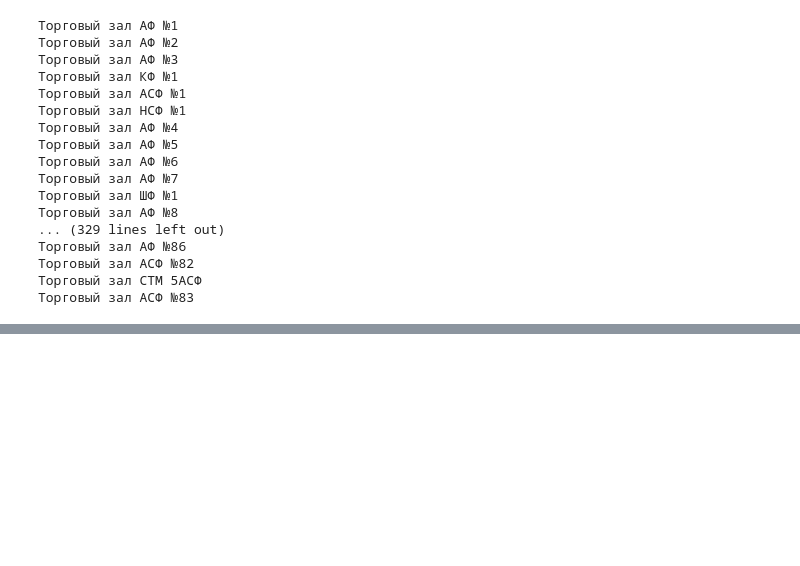
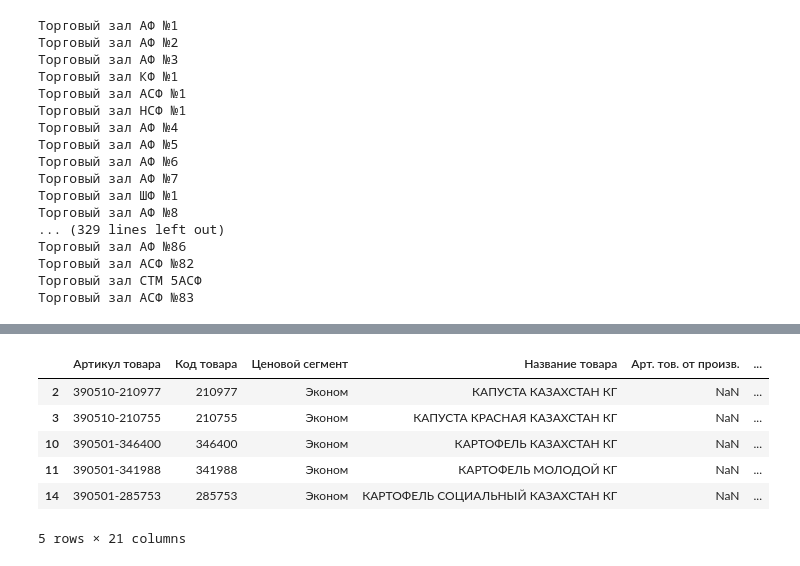
Before and after one commit to OPELsinus/robot-filling-2t-1157, a Jupyter notebook: main.ipynb, the cells around one changed output, grey strips where cells are left out. Drawn from its saved outputs; the diff is of its cells as text; code cells hidden in the pictures; blank space fills up the shorter version.

```diff
--- a/main.ipynb
+++ b/main.ipynb
@@ -103,0 +177,13 @@ for i in df['Код филиала']:
+# %%
+df = pd.read_excel(r'C:\Users\Abdykarim.D\Desktop\Говносрань.xlsx', header=8)
+# df = df.iloc[7:]
+df = df[df['Ценовой сегмент'] == 'Эконом']
+df.head()
+# %% [output]
+|  | Артикул товара | Код товара | Ценовой сегмент | Название товара | Арт. тов. от произв. | ... |
+| 2 | 390510-210977 | 210977 | Эконом | КАПУСТА КАЗАХСТАН КГ | NaN | ... |
+| 3 | 390510-210755 | 210755 | Эконом | КАПУСТА КРАСНАЯ КАЗАХСТАН КГ | NaN | ... |
+| 10 | 390501-346400 | 346400 | Эконом | КАРТОФЕЛЬ КАЗАХСТАН КГ | NaN | ... |
+| 11 | 390501-341988 | 341988 | Эконом | КАРТОФЕЛЬ МОЛОДОЙ КГ | NaN | ... |
+| 14 | 390501-285753 | 285753 | Эконом | КАРТОФЕЛЬ СОЦИАЛЬНЫЙ КАЗАХСТАН КГ | NaN | ... |
+5 rows × 21 columns
```
Also changed, not shown: parts of 7 cells of this notebook, 4 other files.
